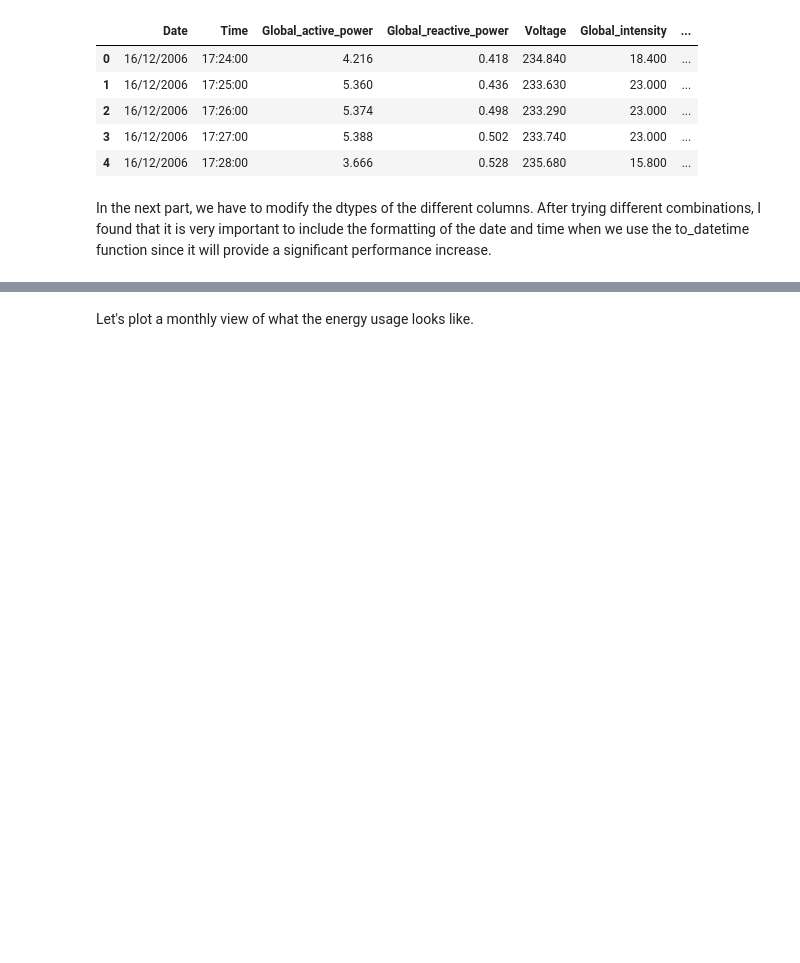
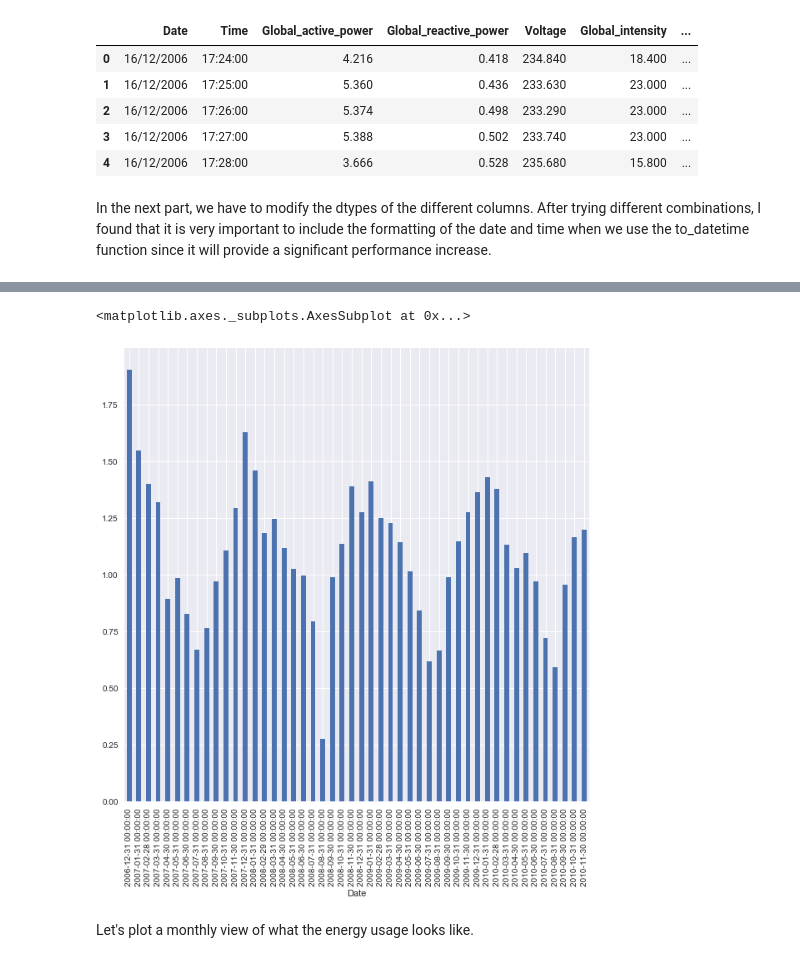
Before and after one commit to JayThibs/Household_Power_Consumption, a Jupyter notebook: Household Power Consumption.ipynb, the cells around one changed output, grey strips where cells are left out. Drawn from its saved outputs; the diff is of its cells as text; code cells hidden in the pictures; blank space fills up the shorter version.

Commit message:
Plotted Power Consumption per month

```diff
--- a/Household Power Consumption.ipynb
+++ b/Household Power Consumption.ipynb
@@ -70,0 +66,16 @@ df['Global_active_power'].hist()
+# %%
+import datetime
+
+# Set the datetime column as the index
+df.index = df['Date']
+
+# Group the data by month, and take the mean for each group (i.e. each month)
+df_monthly = df.resample('M').mean()
+df_monthly
+
+month_int = df_monthly.index
+month_int
+
+month_str = []
+for i in range(0, len(month_int)):
+    month_str.append(month_int[i].strftime("%b"))
@@ -71,3 +101,29 @@ df['Global_active_power'].hist()
+# %%
+# from matplotlib.ticker import FormatStrFormatter
+# import numpy as np
+# # plt.hist(df_monthly['Global_active_power'])
+
+# fig, ax = plt.subplots()
+# counts, bins, patches = ax.hist(df_monthly['Global_active_power'])
+
+# # Set the ticks to be at the edges of the bins.
+# ax.set_xticks(bins)
+
+# # Label the raw counts and the percentages below the x-axis...
+# bin_centers = 0.5 * np.diff(bins) + bins[:-1]
+# for count, x in zip(counts, bin_centers):
+#     ax.annotate(month_str, xy=(x, 0), xycoords=('data', 'axes fraction'),
+#         xytext=(0, -32), textcoords='offset points', va='top', ha='center')
+
+
+# # Give ourselves some more room at the bottom of the plot
+# plt.subplots_adjust(bottom=0.15)
+# plt.show()
+
+df_monthly['Global_active_power'].plot(kind="bar", figsize=(10,10))
+# %% [output]
+<matplotlib.axes._subplots.AxesSubplot at 0x...>
+[figure, added]
 # %% [markdown]
 Let's plot a monthly view of what the energy usage looks like.
 # %% [markdown]
```
Also changed, not shown: parts of 4 cells of this notebook.
